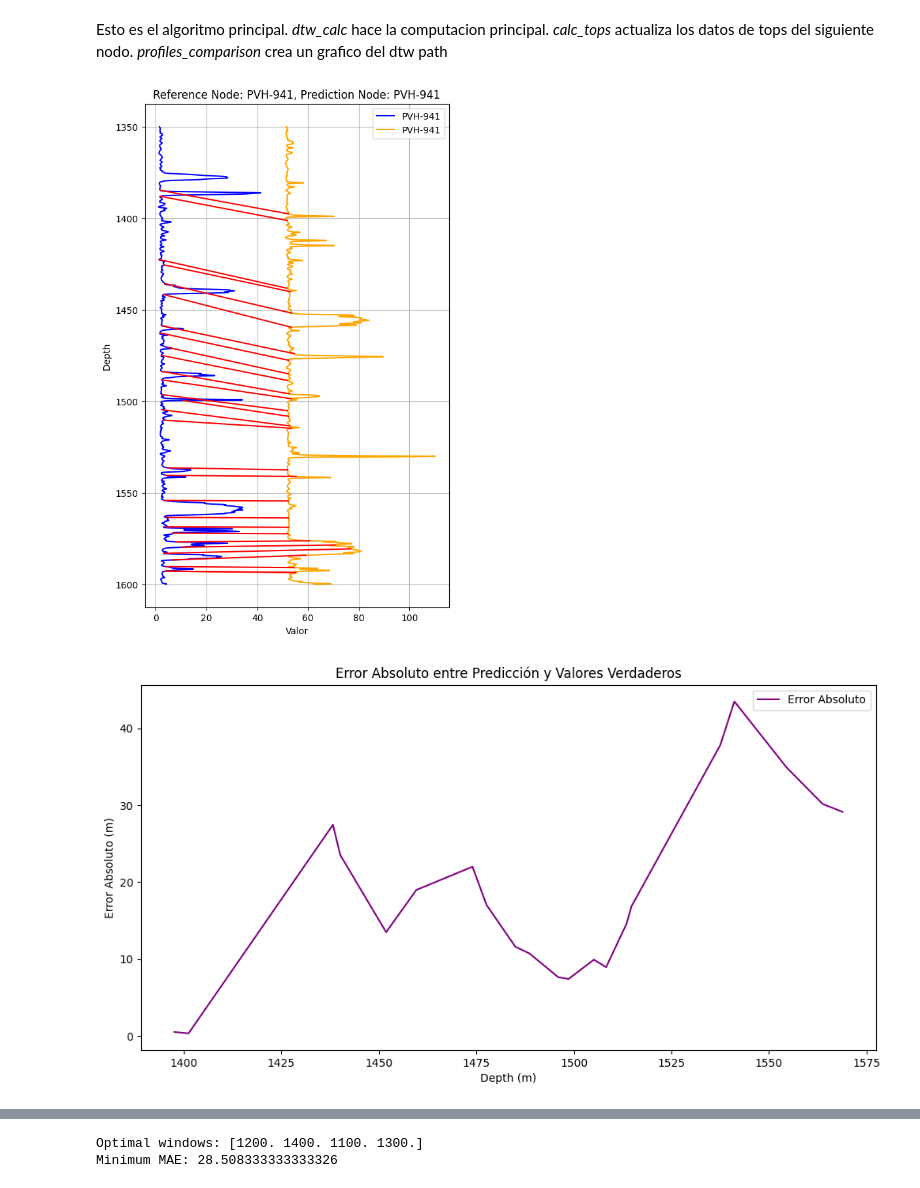
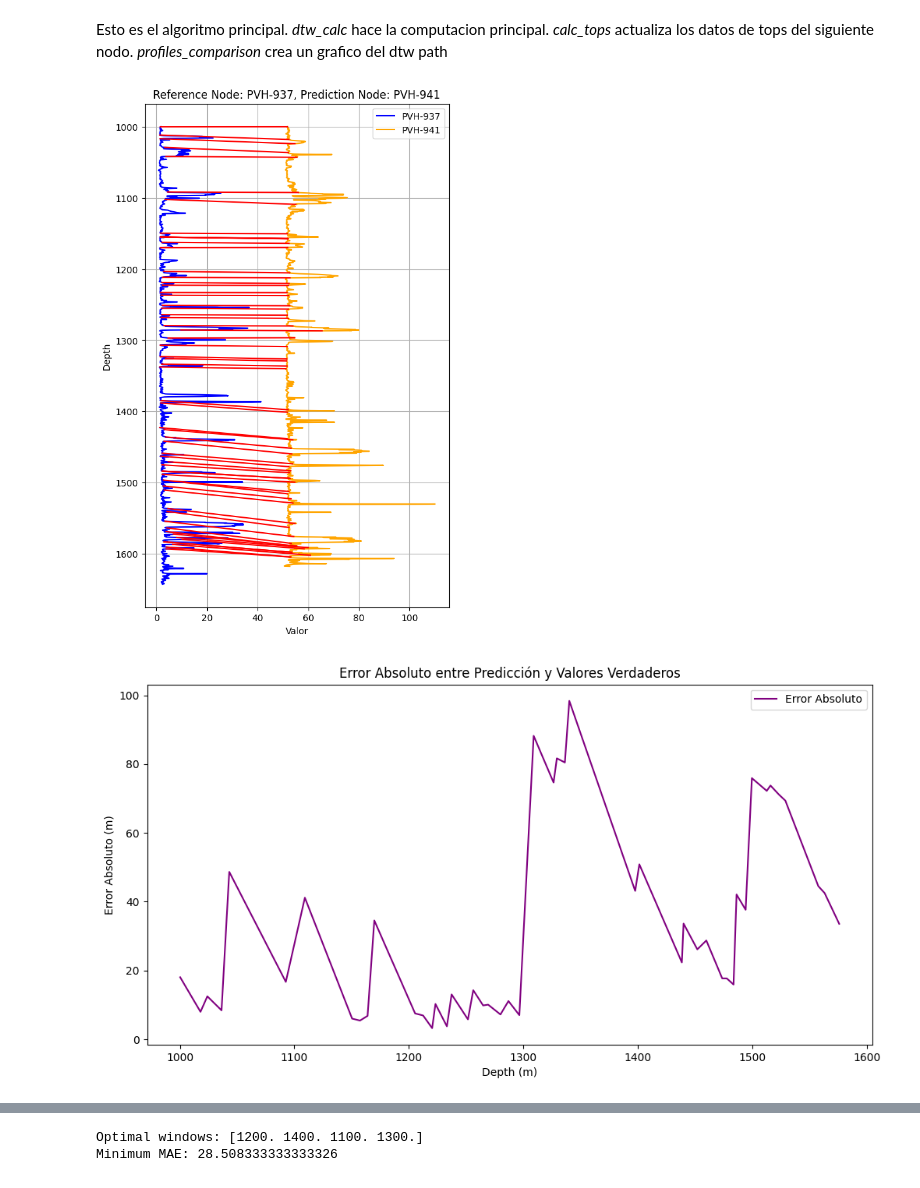
Before and after one commit to scast3/dtw_tool, a Jupyter notebook: more_nodes.ipynb, the cells around one changed output, grey strips where cells are left out. Saved outputs shown, nothing was run; the diff lists cells and outputs as text; code cells hidden in the pictures.

```diff
--- a/more_nodes.ipynb
+++ b/more_nodes.ipynb
@@ -299,10 +299,10 @@ def profiles_comparison(df1, df2, tops1, r=None, vertical = False):
     plt.figure(figsize=(6, 10))
 
     # Plot df1
-    plt.plot(df1["RES_DEEP"], df1["DEPTH"], label=node1, color='blue')
+    plt.plot(df1["RES_DEEP"], df1["DEPTH"], label="PVH-937", color='blue')
 
     # Plot df2 with offset
-    plt.plot(df2["RES_DEEP"] + offset, df2["DEPTH"], label=node2, color='orange')
+    plt.plot(df2["RES_DEEP"] + offset, df2["DEPTH"], label="PVH-941", color='orange')
 
 
     for i, j in correla:
@@ -311,7 +311,7 @@ def profiles_comparison(df1, df2, tops1, r=None, vertical = False):
                  [df1["DEPTH"].iloc[i], df2["DEPTH"].iloc[j]],
                  color='red', linestyle='-')
 
-    plt.title(f"Reference Node: {node1}, Prediction Node: {node2}")
+    plt.title(f"Reference Node: PVH-937, Prediction Node: PVH-941")
     plt.xlabel('Valor')
     if r:
         plt.ylim(r[0], r[1])
@@ -334,13 +334,15 @@ def windows_test(G, node_name1, node_name2, start1, end1, start2, end2, show_plo
     f_tops1 = tops1[(tops1["Ref"]>=start1) & (tops1["Ref"]<=end1)].reset_index().copy()
     f_tops2 = tops2[(tops2["Ref"]>=start2) & (tops2["Ref"]<=end2)].reset_index().copy() # make sure that resetting index didn't mess up the algoritm
 
-
     capas = f_tops1["Capa"]
 
 
     result = predict(f_data1, f_data2, f_tops1)
     result["Capa"] = capas
 
+
+    # implement code so that error_df gets the correct real ref values, if it predicts a value for a cap that does not exist
+    # in ftops2, then just add Nan to that row
 
     error_df = result[result["Capa"].isin(capas)].reset_index()
     error_df["real ref"] = f_tops2["Ref"]
@@ -377,7 +379,7 @@ def windows_test(G, node_name1, node_name2, start1, end1, start2, end2, show_plo
 
     return mae, mse
 # %%
-mae, mse = windows_test(G, "PVH-937", "PVH-941", 1350, 1600, 1350, 1600, show_plots=True)
+mae, mse = windows_test(G, "PVH-937", "PVH-941", 1000, 1650, 1000, 1650, show_plots=True)
 # %% [output]
-[figure, old version]
+[figure, new version]
-[figure, old version]
+[figure, new version]
```
Also changed, not shown: parts of 2 cells of this notebook.
